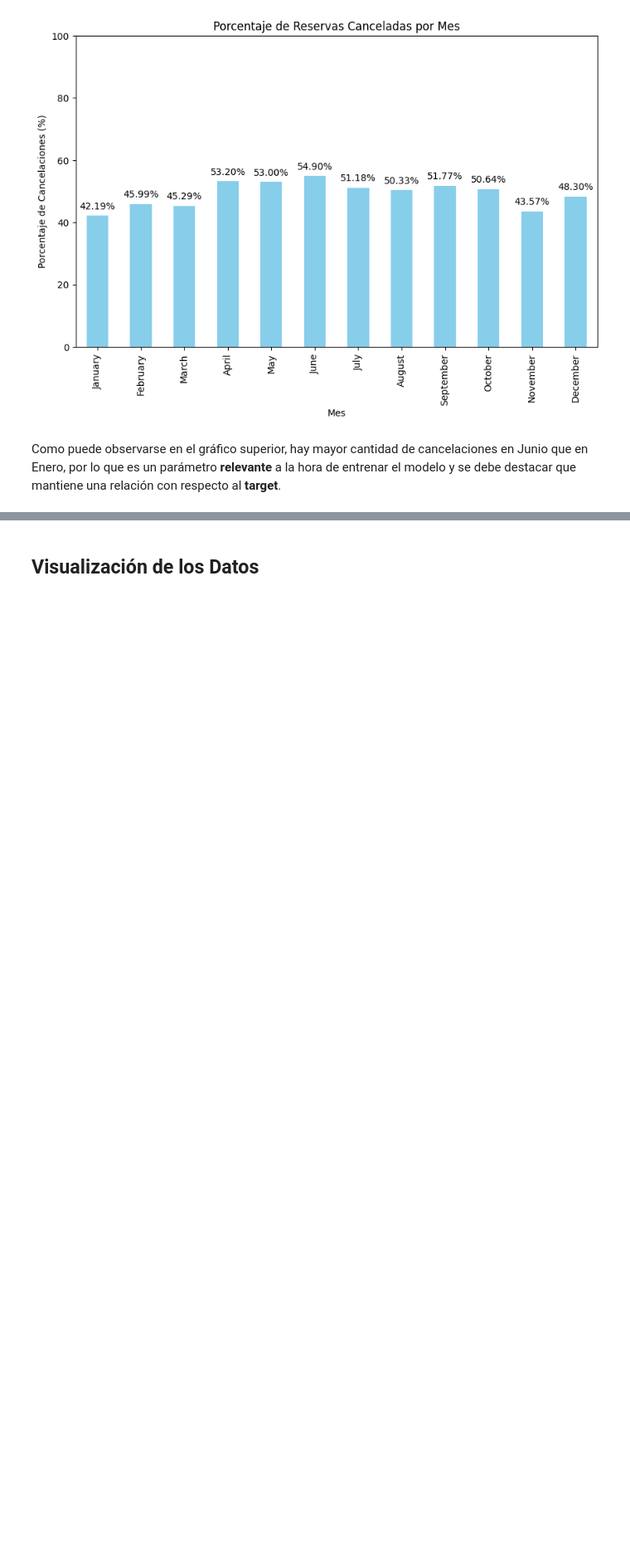
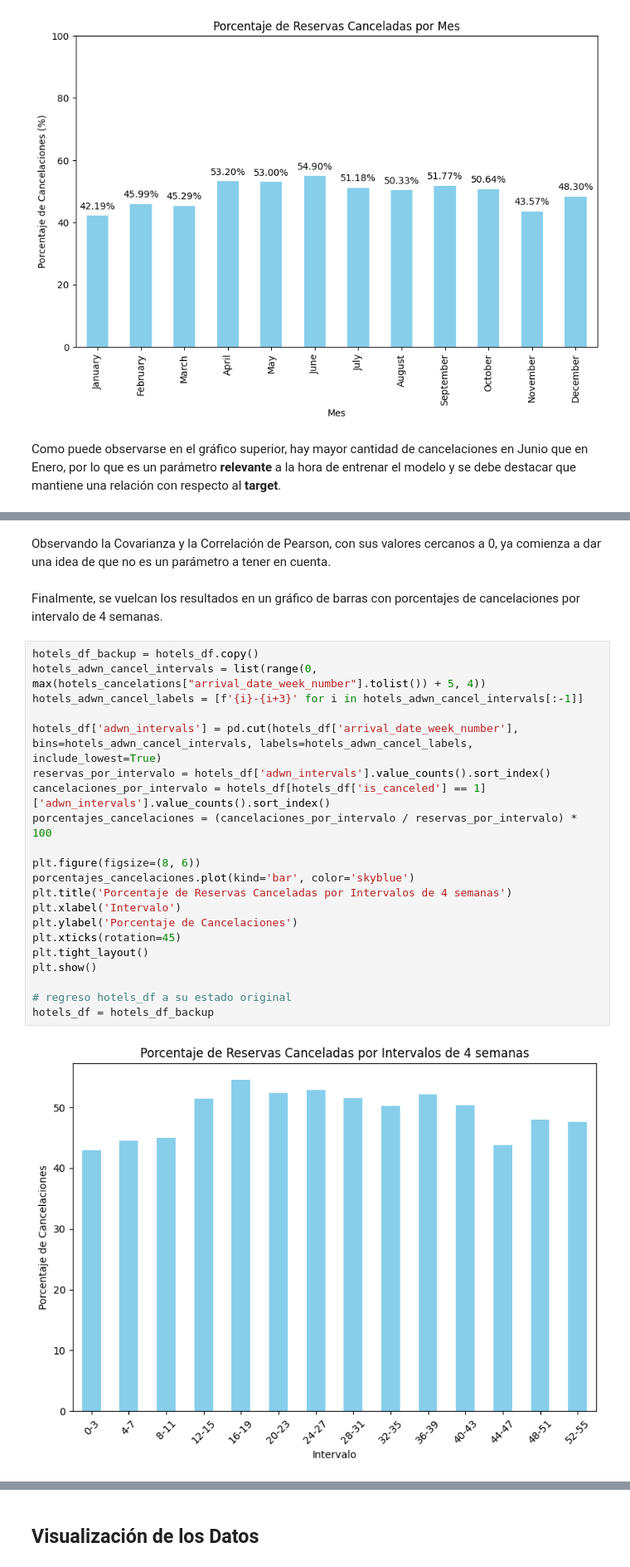
Before and after one commit to InspectorDave/OrgaDeDatos-TPs, a Jupyter notebook: 7506R_TP1_GRUPO11_CHP1_ENTREGA.ipynb, the cells around one changed output, grey strips where cells are left out. Shown at 83% size. Drawn from its saved outputs; the diff is of its cells as text; blank space fills up the shorter version.

Commit message:
arrival_date_week_number

```diff
--- a/7506R_TP1_GRUPO11_CHP1_ENTREGA.ipynb
+++ b/7506R_TP1_GRUPO11_CHP1_ENTREGA.ipynb
@@ -409,0 +443,27 @@ Como puede observarse en el gráfico superior, hay mayor cantidad de cancelacion
+# %% [markdown]
+Observando la Covarianza y la Correlación de Pearson, con sus valores cercanos a 0, ya comienza a dar una idea de que no es un parámetro a tener en cuenta.
+# %% [markdown]
+Finalmente, se vuelcan los resultados en un gráfico de barras con porcentajes de cancelaciones por intervalo de 4 semanas.
+# %%
+hotels_df_backup = hotels_df.copy()
+hotels_adwn_cancel_intervals = list(range(0, max(hotels_cancelations["arrival_date_week_number"].tolist()) + 5, 4))
+hotels_adwn_cancel_labels = [f'{i}-{i+3}' for i in hotels_adwn_cancel_intervals[:-1]]
+
+hotels_df['adwn_intervals'] = pd.cut(hotels_df['arrival_date_week_number'], bins=hotels_adwn_cancel_intervals, labels=hotels_adwn_cancel_labels, include_lowest=True)
+reservas_por_intervalo = hotels_df['adwn_intervals'].value_counts().sort_index()
+cancelaciones_por_intervalo = hotels_df[hotels_df['is_canceled'] == 1]['adwn_intervals'].value_counts().sort_index()
+porcentajes_cancelaciones = (cancelaciones_por_intervalo / reservas_por_intervalo) * 100
+
+plt.figure(figsize=(8, 6))
+porcentajes_cancelaciones.plot(kind='bar', color='skyblue')
+plt.title('Porcentaje de Reservas Canceladas por Intervalos de 4 semanas')
+plt.xlabel('Intervalo')
+plt.ylabel('Porcentaje de Cancelaciones')
+plt.xticks(rotation=45)
+plt.tight_layout()
+plt.show()
+
+# regreso hotels_df a su estado original
+hotels_df = hotels_df_backup
+# %% [output]
+[figure, added]
```
Also changed, not shown: parts of 5 cells of this notebook.
